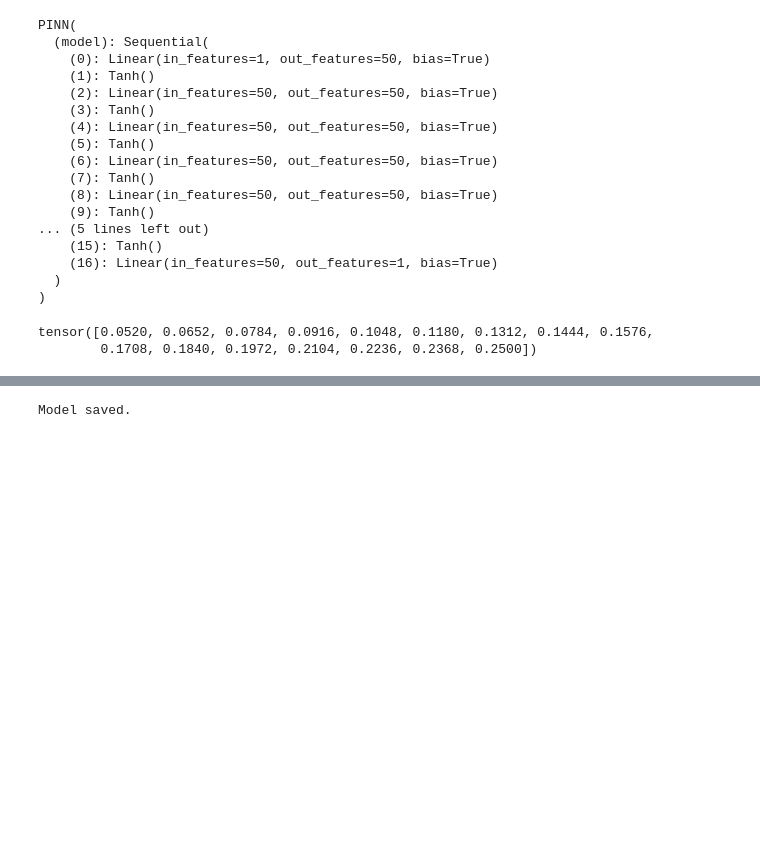
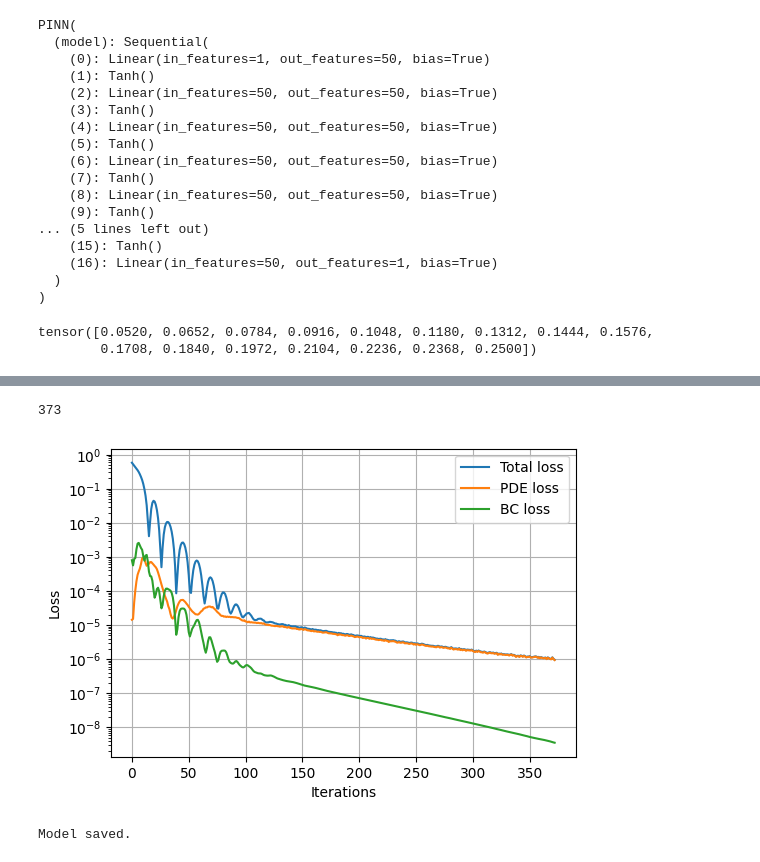
Before and after one commit to tdiksha758-png/pinn_FGM_loosley, a Jupyter notebook: experiments/pinn_loosley_code.ipynb, the cells around one changed output, grey strips where cells are left out. Cells and saved outputs as stored; diff of their text form; code cells hidden in the pictures; blank space fills up the shorter version.

```diff
--- a/experiments/pinn_loosley_code.ipynb
+++ b/experiments/pinn_loosley_code.ipynb
@@ -162,6 +162,7 @@ print("================================\n")
 # --------------------------------------------------
 k_values = torch.linspace(wavenumber["k_min"], wavenumber["k_max"], wavenumber["num_k"])
 
+loss_history_all = {}
 for idx, k in enumerate(k_values):
 
     k = k.to(DEVICE)
@@ -170,6 +171,11 @@ for idx, k in enumerate(k_values):
     print(f"Training for k = {k.item():.3f}")
     print(f"{'='*60}")
 
+    loss_history_all[k.item()] = {
+    "total": [],
+    "pde": [],
+    "bc": []
+}
     # --------------------------------------------
     # Define bounds
     # --------------------------------------------
@@ -202,7 +208,10 @@ for idx, k in enumerate(k_values):
     # ==================================================
     # TRAINING LOOP
     # ==================================================
-    for epoch in range(1, 50):
+
+
+
+    for epoch in range(1, 500):
 
         # --------------------------------------------
         # Compute c from sigmoid mapping
@@ -237,7 +246,9 @@ for idx, k in enumerate(k_values):
             + logs.get('interface', 0.0)
             + logs.get('far', 0.0)
         )
-
+        loss_history_all[k.item()]["total"].append(loss.item())
+        loss_history_all[k.item()]["pde"].append(logs.get('pde', 0.0))
+        loss_history_all[k.item()]["bc"].append(logs.get('bc_total', 0.0))
         # ---- backprop ----
         loss.backward()
 
@@ -296,5 +307,27 @@ Epoch   40 | Loss=1.025e-05 | PDE=1.47e-06 | BC=3.27e-07 | c=2051.100586
 
 Saved: final_dispersion.pt
+# %%
+k0 = list(loss_history_all.keys())[0]
+
+print(len(loss_history_all[k0]["total"]))
+# %% [output]
+373
+# %%
+import matplotlib.pyplot as plt
+
+plt.figure(figsize=(6,4))
+
+plt.semilogy(loss_history_all[k0]["total"], label='Total loss')
+plt.semilogy(loss_history_all[k0]["pde"], label='PDE loss')
+plt.semilogy(loss_history_all[k0]["bc"], label='BC loss')
+
+plt.xlabel('Iterations')
+plt.ylabel('Loss')
+plt.legend()
+plt.grid(True)
+plt.show()
+# %% [output]
+[figure, added]
 # %%
 torch.save({
     "model_layer": model_layer.state_dict(),
```
Also changed, not shown: parts of 8 cells of this notebook, 4 other files.
